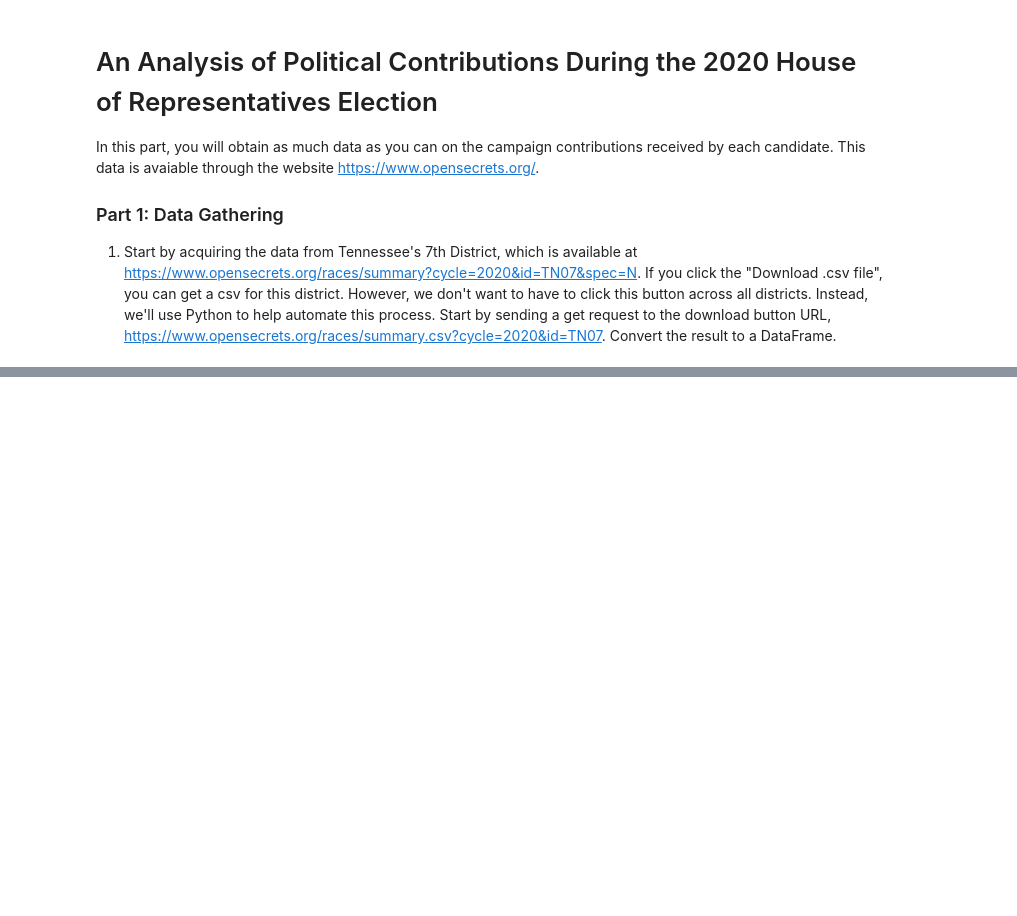
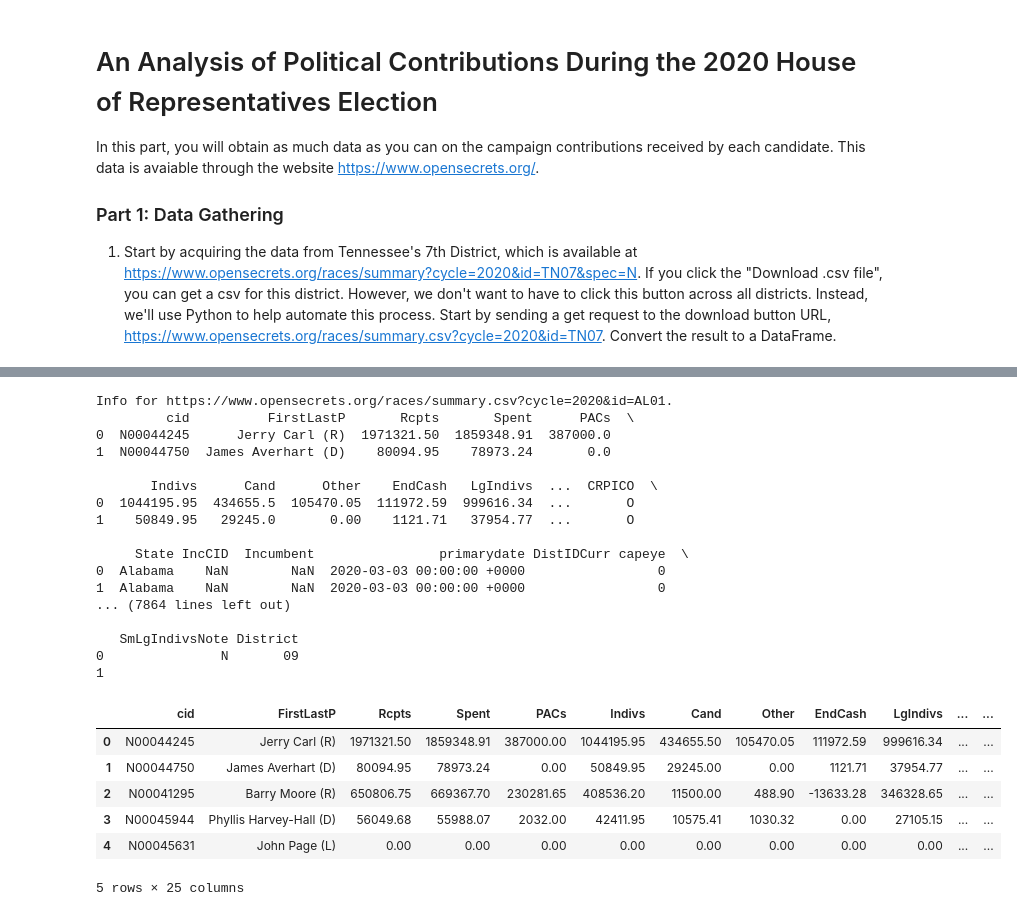
Before and after one commit to nss-data-science-cohort-8/open-secrets-three-musketeers, a Jupyter notebook: Political_Contributions_BS.ipynb, the cells around one changed output, grey strips where cells are left out. Drawn from its saved outputs; the diff is of its cells as text; code cells hidden in the pictures; blank space fills up the shorter version.

```diff
--- a/Political_Contributions_BS.ipynb
+++ b/Political_Contributions_BS.ipynb
@@ -26,0 +122,66 @@ N00045535,Benjamin Estes (3),0.0,0.0,0.0,0.0,0.0,0.0,0.0,0.0,0.0,,2021-04-01 00:
+# %%
+base_url = "https://www.opensecrets.org/races/summary.csv?cycle=2020&id={}"
+states_and_districts = {
+    "AL": 7, "AK": 1, "AZ": 9, "AR": 4, "CA": 53, "CO": 7, "CT": 5, "DE": 1,
+    "FL": 27, "GA": 14, "HI": 2, "ID": 2, "IL": 18, "IN": 9, "IA": 4, "KS": 4,
+    "KY": 6, "LA": 6, "ME": 2, "MD": 8, "MA": 9, "MI": 14, "MN": 8, "MS": 4,
+    "MO": 8, "MT": 1, "NE": 3, "NV": 4, "NH": 2, "NJ": 12, "NM": 3, "NY": 27,
+    "NC": 13, "ND": 1, "OH": 16, "OK": 5, "OR": 5, "PA": 18, "RI": 2, "SC": 7,
+    "SD": 1, "TN": 9, "TX": 36, "UT": 4, "VT": 1, "VA": 11, "WA": 10, "WV": 3,
+    "WI": 8, "WY": 1
+}
+
+all_links = []
+for state, num_districts in states_and_districts.items():
+    for district in range(1, num_districts + 1):
+        url = base_url.format(f"{state}{district:02d}")
+        all_links.append(url)
+
+final_df = []
+for link in all_links:
+    try:
+        response = requests.get(link)
+
+        if response.status_code == 200:
+            soup = BeautifulSoup(response.text, features="html.parser")
+            csv_file = io.StringIO(soup.prettify())
+            df = pd.read_csv(csv_file)
+            df['District'] = district_code
+            final_df.append(df)
+
+            print(f"Info for {link}.")
+            print(df.head())
+
+        else:
+            print(f"Failure to complete for {link}. Status Code: {response.status_code}")
+
+    except Exception as e:
+        print(f"Error for {link}: {e}")
+
+full_df = pd.concat(final_df, ignore_index=True)
+pd.DataFrame(full_df.head())
+# %% [output]
+Info for https://www.opensecrets.org/races/summary.csv?cycle=2020&id=AL01.
+         cid          FirstLastP       Rcpts       Spent      PACs  \
+0  N00044245      Jerry Carl (R)  1971321.50  1859348.91  387000.0
+1  N00044750  James Averhart (D)    80094.95    78973.24       0.0
+
+       Indivs      Cand      Other    EndCash   LgIndivs  ...  CRPICO  \
+0  1044195.95  434655.5  105470.05  111972.59  999616.34  ...       O
+1    50849.95   29245.0       0.00    1121.71   37954.77  ...       O
+
+     State IncCID  Incumbent                primarydate DistIDCurr capeye  \
+0  Alabama    NaN        NaN  2020-03-03 00:00:00 +0000                 0
+1  Alabama    NaN        NaN  2020-03-03 00:00:00 +0000                 0
+... (7864 lines left out)
+
+   SmLgIndivsNote District
+0               N       09
+1
+|  | cid | FirstLastP | Rcpts | Spent | PACs | Indivs | Cand | Other | EndCash | LgIndivs | ... | ... |
+| 0 | N00044245 | Jerry Carl (R) | 1971321.50 | 1859348.91 | 387000.00 | 1044195.95 | 434655.50 | 105470.05 | 111972.59 | 999616.34 | ... | ... |
+| 1 | N00044750 | James Averhart (D) | 80094.95 | 78973.24 | 0.00 | 50849.95 | 29245.00 | 0.00 | 1121.71 | 37954.77 | ... | ... |
+| 2 | N00041295 | Barry Moore (R) | 650806.75 | 669367.70 | 230281.65 | 408536.20 | 11500.00 | 488.90 | -13633.28 | 346328.65 | ... | ... |
+| 3 | N00045944 | Phyllis Harvey-Hall (D) | 56049.68 | 55988.07 | 2032.00 | 42411.95 | 10575.41 | 1030.32 | 0.00 | 27105.15 | ... | ... |
+| 4 | N00045631 | John Page (L) | 0.00 | 0.00 | 0.00 | 0.00 | 0.00 | 0.00 | 0.00 | 0.00 | ... | ... |
+5 rows × 25 columns
```
Also changed, not shown: parts of 11 cells of this notebook.
